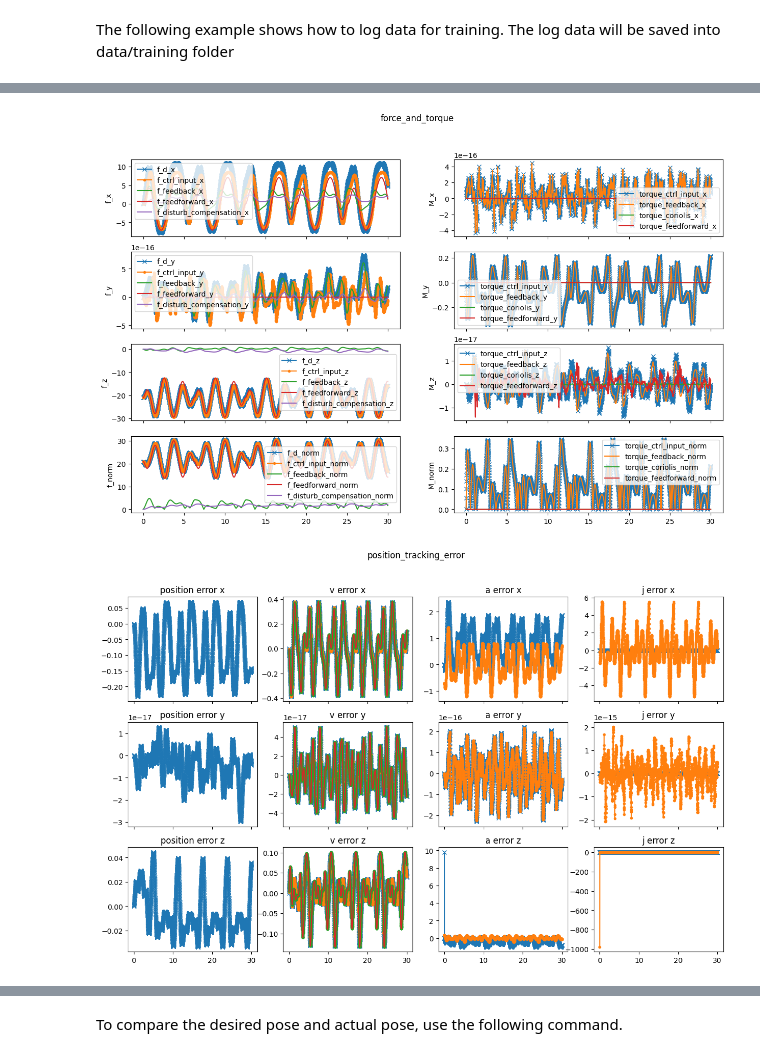
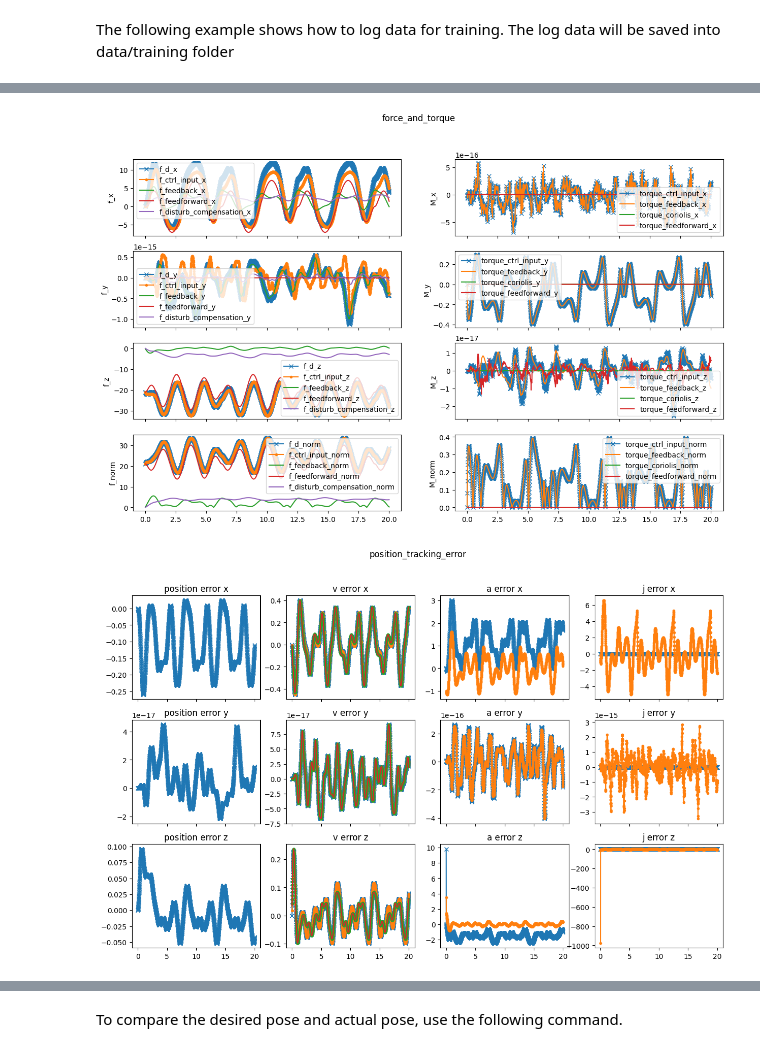
Before and after one commit to zzzzzzhym/DroneSimulator, a Jupyter notebook: simulation/simulation_user_guide.ipynb, the cells around one changed output, grey strips where cells are left out. Drawn from its saved outputs; the diff is of its cells as text; code cells hidden in the pictures.

Commit message:
fix wind

```diff
--- a/simulation/simulation_user_guide.ipynb
+++ b/simulation/simulation_user_guide.ipynb
@@ -25,7 +25,7 @@ plt.rcParams['figure.figsize'] = [15, 9]
 wall_distance = 10.0
 wind_speed_x = -5.0
 wind_speed_y = 0.0
-wind_speed_z = -5.0
+wind_speed_z = -12.0
 
 sim_test = manager.Manager()
 model = drone.disturbance_model.WindEffectNearWall(wall_origin=np.array([-wall_distance, 0, 0]),
@@ -35,7 +35,7 @@ model = drone.disturbance_model.WindEffectNearWall(wall_origin=np.array([-wall_d
 trajectory = drone.trajectory.Figure8(20)
 sim_test.set_up(disturbance_model=model, trajectory=trajectory)
 
-sim_test.run(30.0)
+sim_test.run(20.0)
 # sim_test.save_result('test')
 sim_test.plot()
 plt.show()
@@ -61,2 +61,2 @@ number of dynamics model steps per controller step: 2
-[figure, old version]
+[figure, new version]
-[figure, old version]
+[figure, new version]
```
Also changed, not shown: parts of 3 cells of this notebook, 4 other files.
